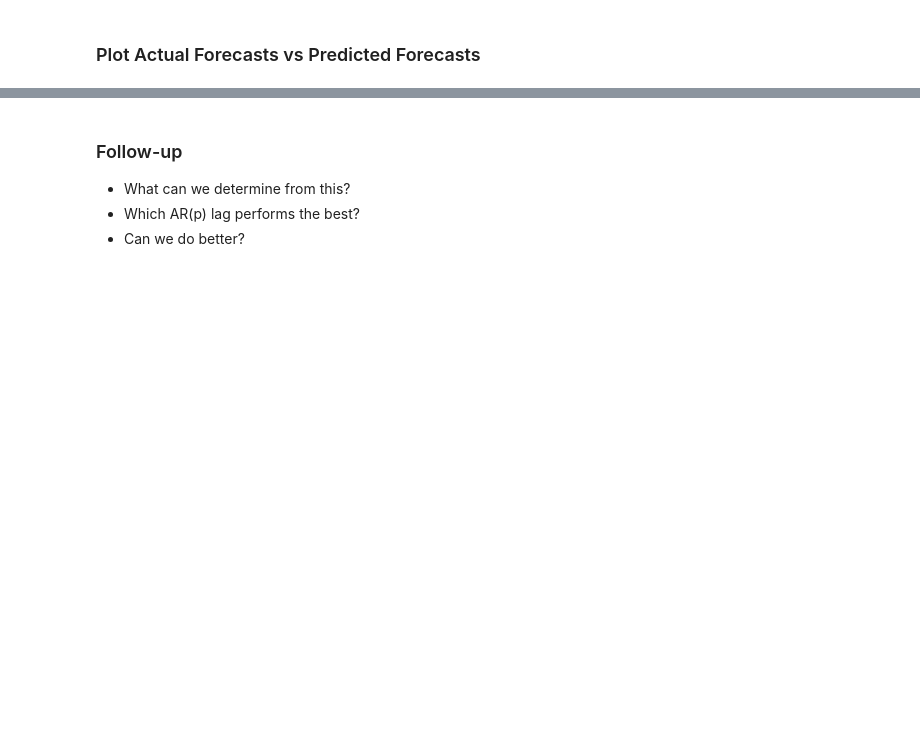
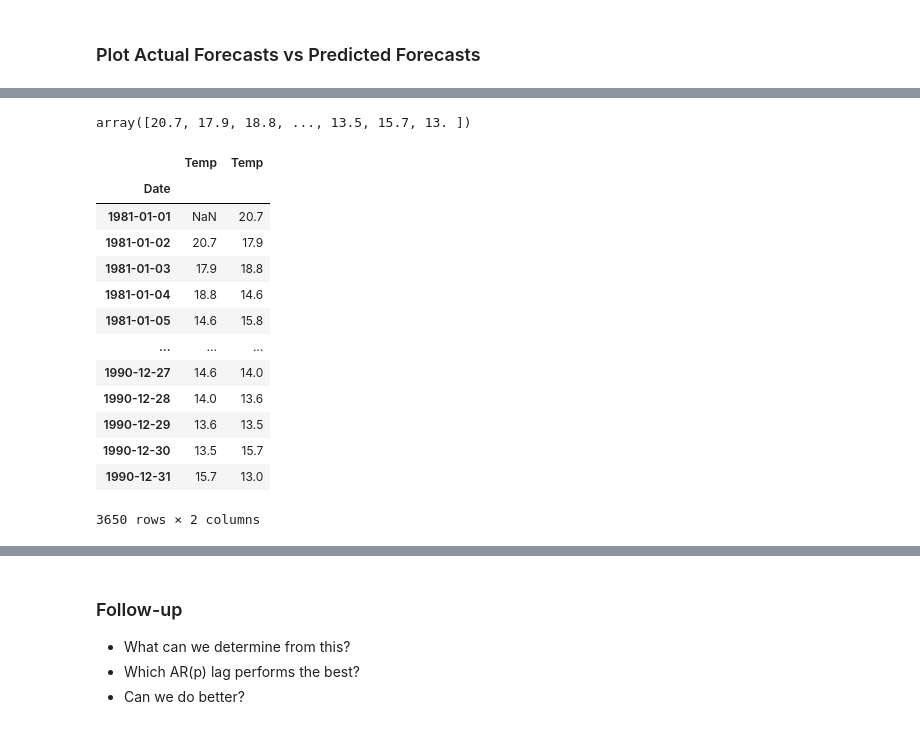
Before and after one commit to Brinkley97/applied_time_series_and_machine_learning, a Jupyter notebook: framework_for_time_series_data/real_world_investigations-temperature.ipynb, the cells around one changed output, grey strips where cells are left out. Cells and saved outputs as stored; diff of their text form; code cells hidden in the pictures; blank space fills up the shorter version.

```diff
--- a/framework_for_time_series_data/real_world_investigations-temperature.ipynb
+++ b/framework_for_time_series_data/real_world_investigations-temperature.ipynb
@@ -224,0 +246,23 @@ EvaluationMetric.plot_forecast(expected_forecast, predictions, lags_to_test)
+# %%
+temp_values = temperatures.get_series()
+temp_values
+# %% [output]
+array([20.7, 17.9, 18.8, ..., 13.5, 15.7, 13. ])
+# %%
+temp_lags_df = pd.concat([temp_df.shift(1), temp_df], axis=1)
+temp_lags_df
+# %% [output]
+|  | Temp | Temp |
+| Date |  |  |
+| 1981-01-01 | NaN | 20.7 |
+| 1981-01-02 | 20.7 | 17.9 |
+| 1981-01-03 | 17.9 | 18.8 |
+| 1981-01-04 | 18.8 | 14.6 |
+| 1981-01-05 | 14.6 | 15.8 |
+| ... | ... | ... |
+| 1990-12-27 | 14.6 | 14.0 |
+| 1990-12-28 | 14.0 | 13.6 |
+| 1990-12-29 | 13.6 | 13.5 |
+| 1990-12-30 | 13.5 | 15.7 |
+| 1990-12-31 | 15.7 | 13.0 |
+3650 rows × 2 columns
```
Also changed, not shown: parts of 17 cells of this notebook.
